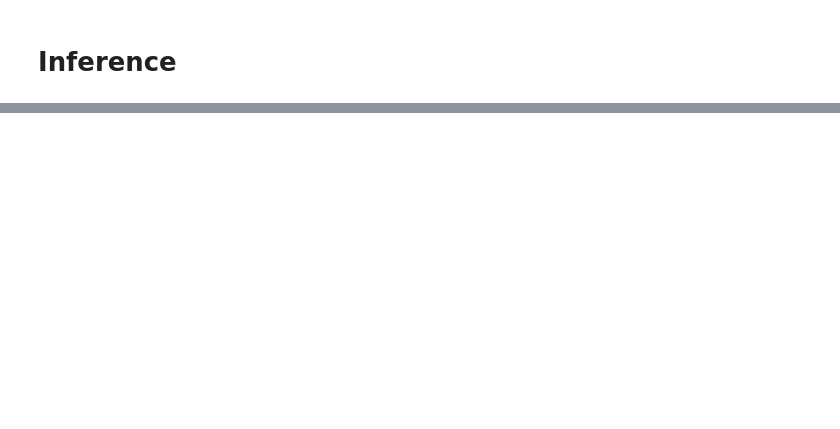
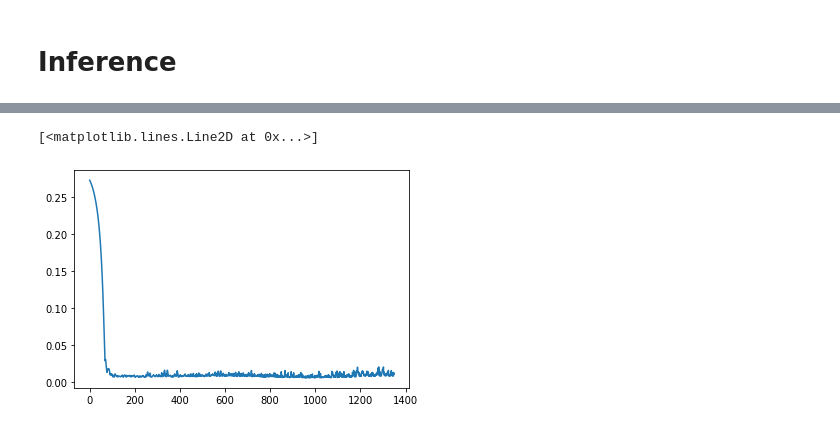
Before and after one commit to BobZhangHT/QReR, a Jupyter notebook: QRWG.ipynb, the cells around one changed output, grey strips where cells are left out. Cells and saved outputs as stored; diff of their text form; code cells hidden in the pictures; blank space fills up the shorter version.

```diff
--- a/QRWG.ipynb
+++ b/QRWG.ipynb
@@ -114,0 +126,5 @@ plt.legend()
+# %%
+plt.plot(estimator.x_mdiff_list)
+# %% [output]
+[<matplotlib.lines.Line2D at 0x...>]
+[figure, added]
```
Also changed, not shown: parts of 11 cells of this notebook.
